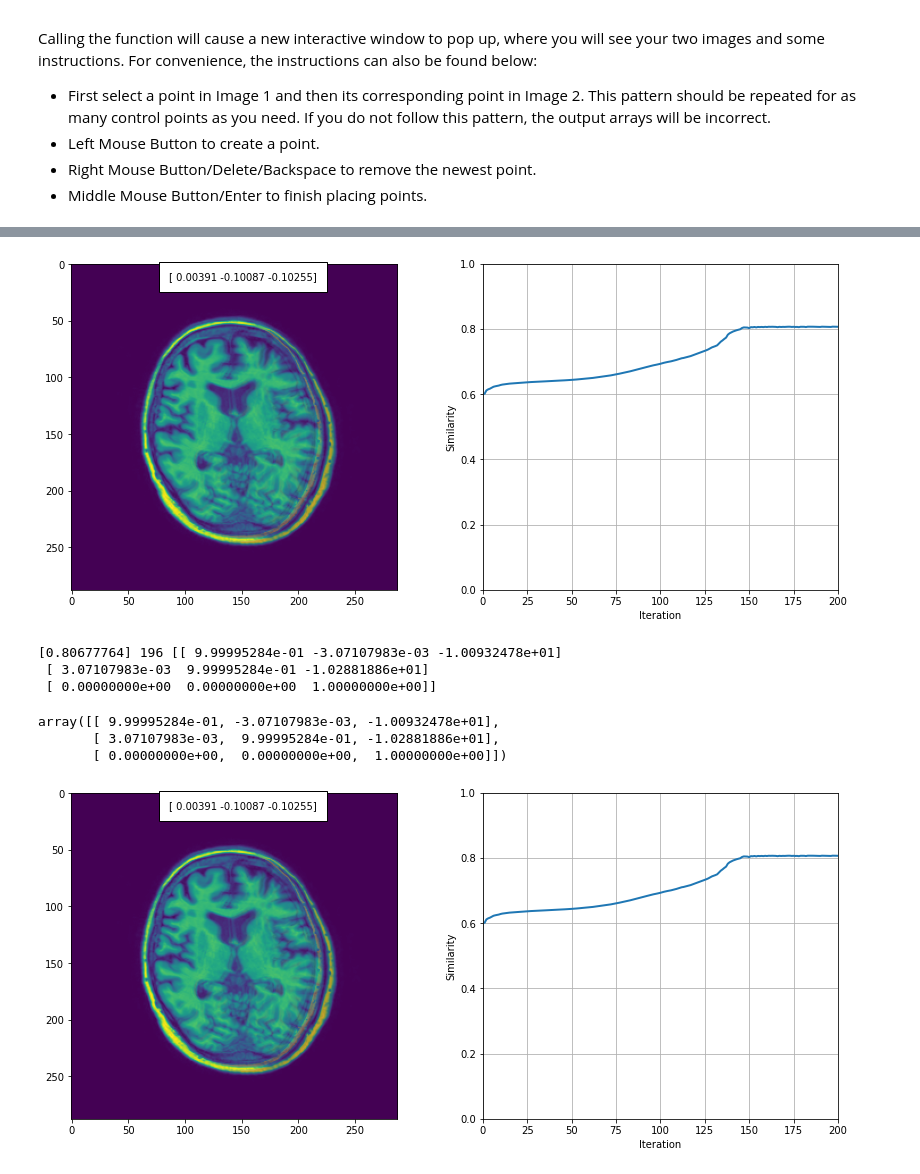
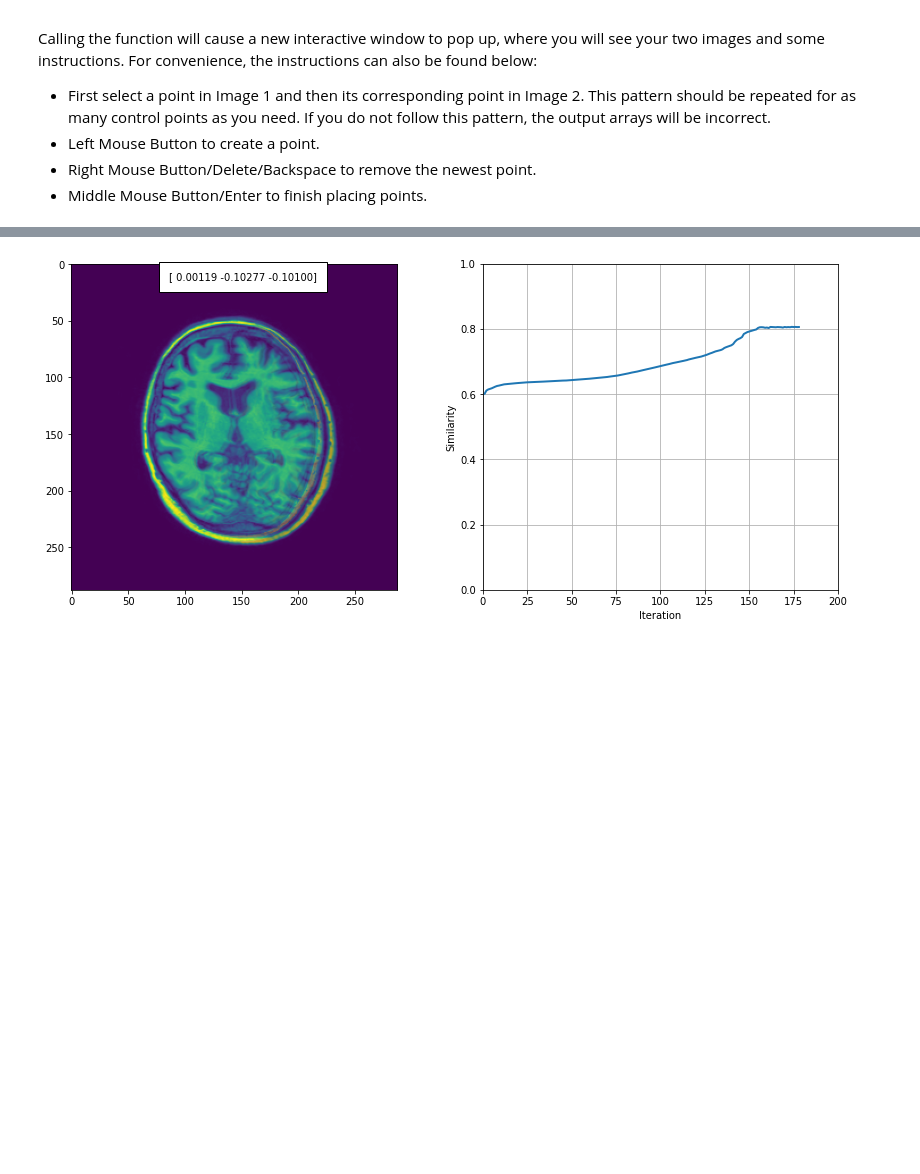
Before and after one commit to justinalittlefield/8dc00-mia, a Jupyter notebook: reader/1.6_Registration_project.ipynb, the cells around one changed output, grey strips where cells are left out. Cells and saved outputs as stored; diff of their text form; code cells hidden in the pictures; blank space fills up the shorter version.

```diff
--- a/reader/1.6_Registration_project.ipynb
+++ b/reader/1.6_Registration_project.ipynb
@@ -200,18 +202,11 @@ The following Python script (provided as `intensity_based_registration_demo()`)
 # %%
 %matplotlib inline
 import sys
 sys.path.append("../code")
 from registration_project import intensity_based_registration_rigid_corr
-intensity_based_registration_rigid_corr(mu=0.001,num_iter=200)
+%timeit -r 1 intensity_based_registration_rigid_corr(mu=0.00095,num_iter=200)
 # %% [output]
-[figure, old version]
+[figure, new version]
-[0.80677764] 196 [[ 9.99995284e-01 -3.07107983e-03 -1.00932478e+01]
- [ 3.07107983e-03  9.99995284e-01 -1.02881886e+01]
- [ 0.00000000e+00  0.00000000e+00  1.00000000e+00]]
-array([[ 9.99995284e-01, -3.07107983e-03, -1.00932478e+01],
-       [ 3.07107983e-03,  9.99995284e-01, -1.02881886e+01],
-       [ 0.00000000e+00,  0.00000000e+00,  1.00000000e+00]])
-[figure, removed]
 # %%
 %matplotlib inline
 import sys
```
Also changed, not shown: parts of 7 cells of this notebook, 3 other files.
